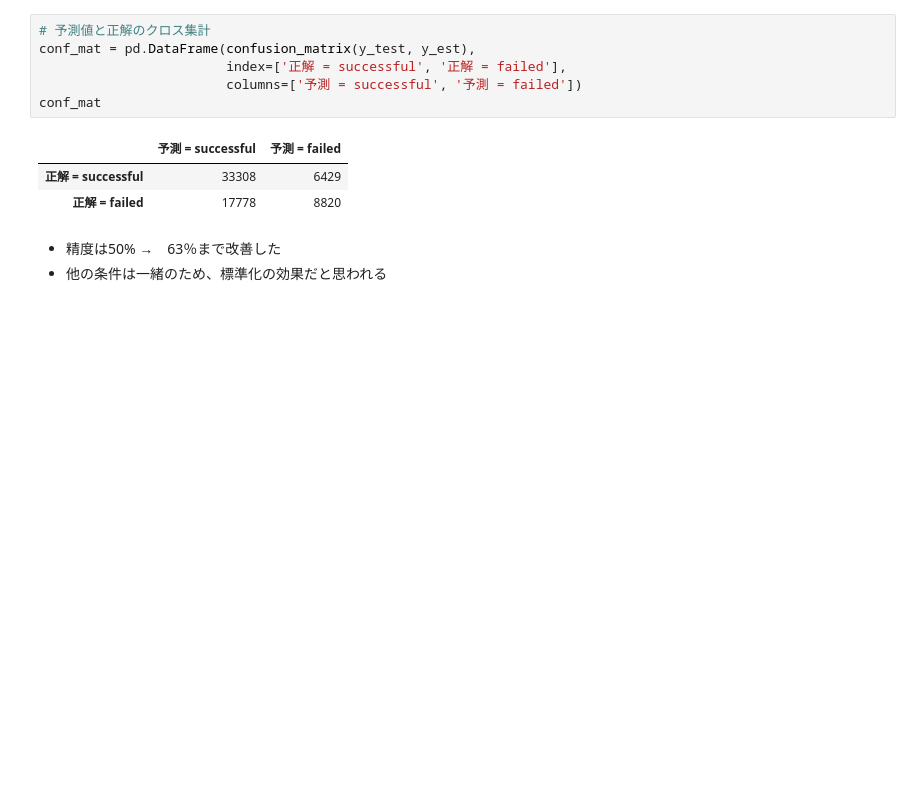
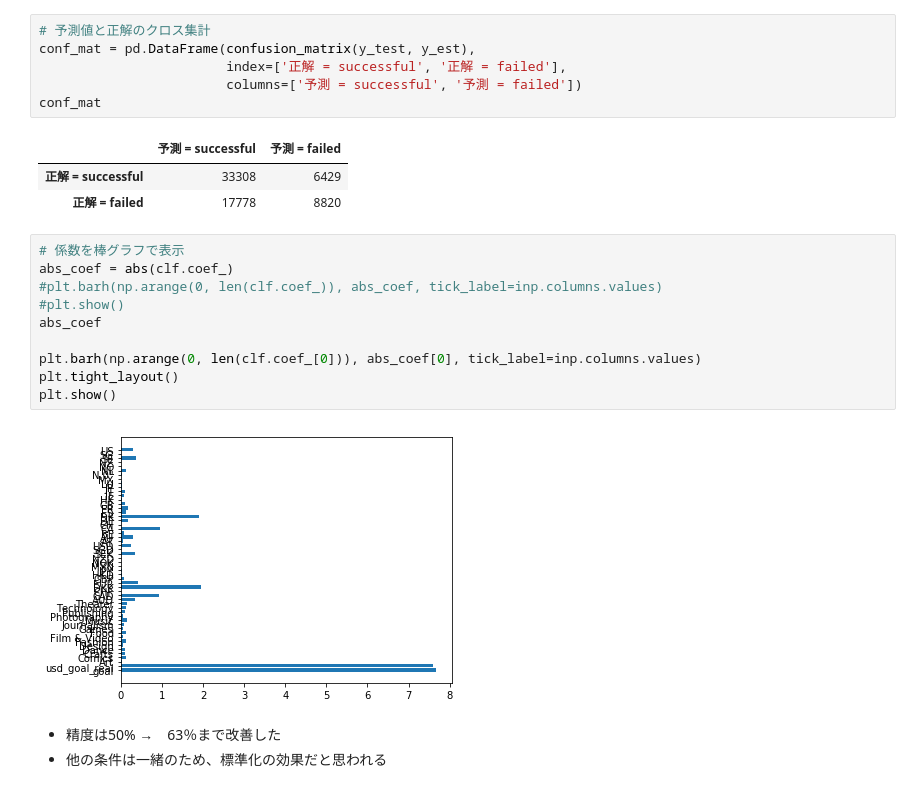
Before and after one commit to dajinkaei/AI_Semminer201909, a Jupyter notebook: Day2_work_花田英人.ipynb, the cells around one changed output. Cells and saved outputs as stored; diff of their text form; blank space fills up the shorter version.

```diff
--- a/Day2_work_花田英人.ipynb
+++ b/Day2_work_花田英人.ipynb
@@ -226,6 +231,18 @@ conf_mat
 |  | 予測 = successful | 予測 = failed |
 | 正解 = successful | 33308 | 6429 |
 | 正解 = failed | 17778 | 8820 |
+# %%
+# 係数を棒グラフで表示
+abs_coef = abs(clf.coef_)
+#plt.barh(np.arange(0, len(clf.coef_)), abs_coef, tick_label=inp.columns.values)
+#plt.show()
+abs_coef
+
+plt.barh(np.arange(0, len(clf.coef_[0])), abs_coef[0], tick_label=inp.columns.values)
+plt.tight_layout()
+plt.show()
+# %% [output]
+[figure, added]
 # %% [markdown]
 - 精度は50% →　63％まで改善した
 - 他の条件は一緒のため、標準化の効果だと思われる
```
Also changed, not shown: parts of 1 cell of this notebook.
